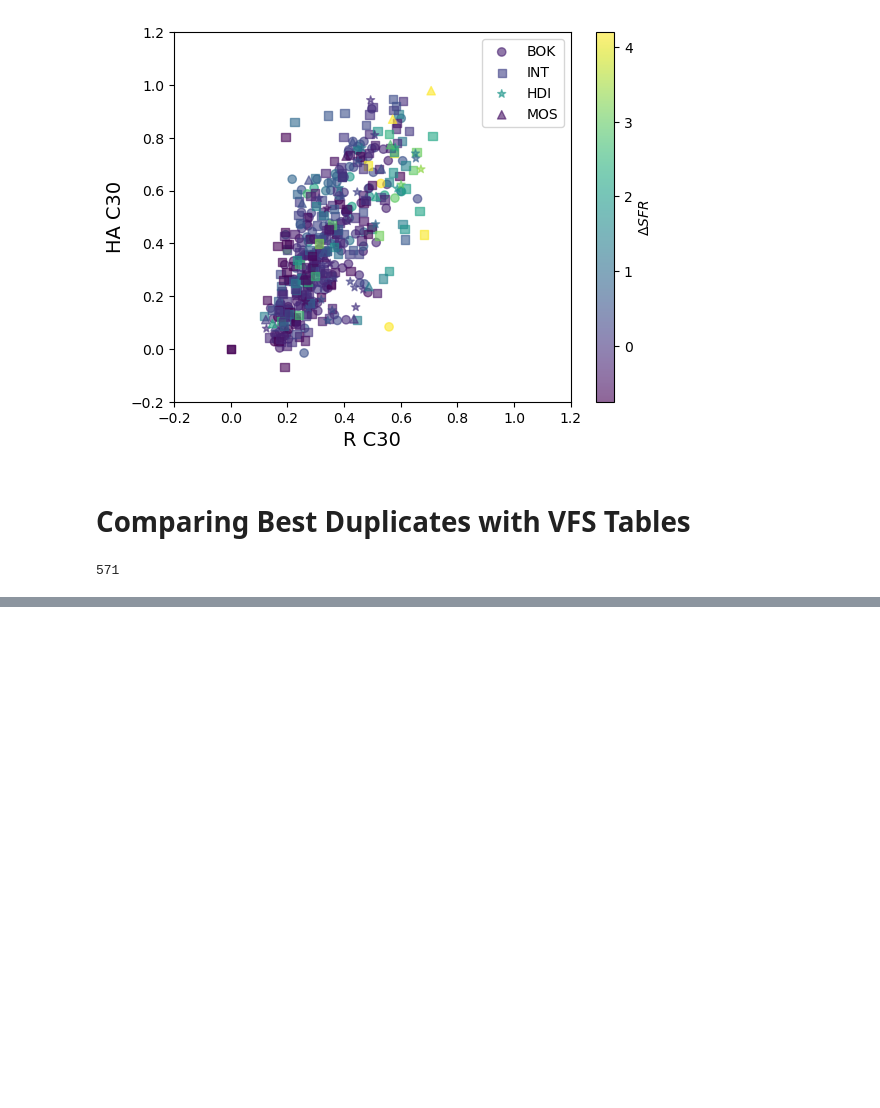
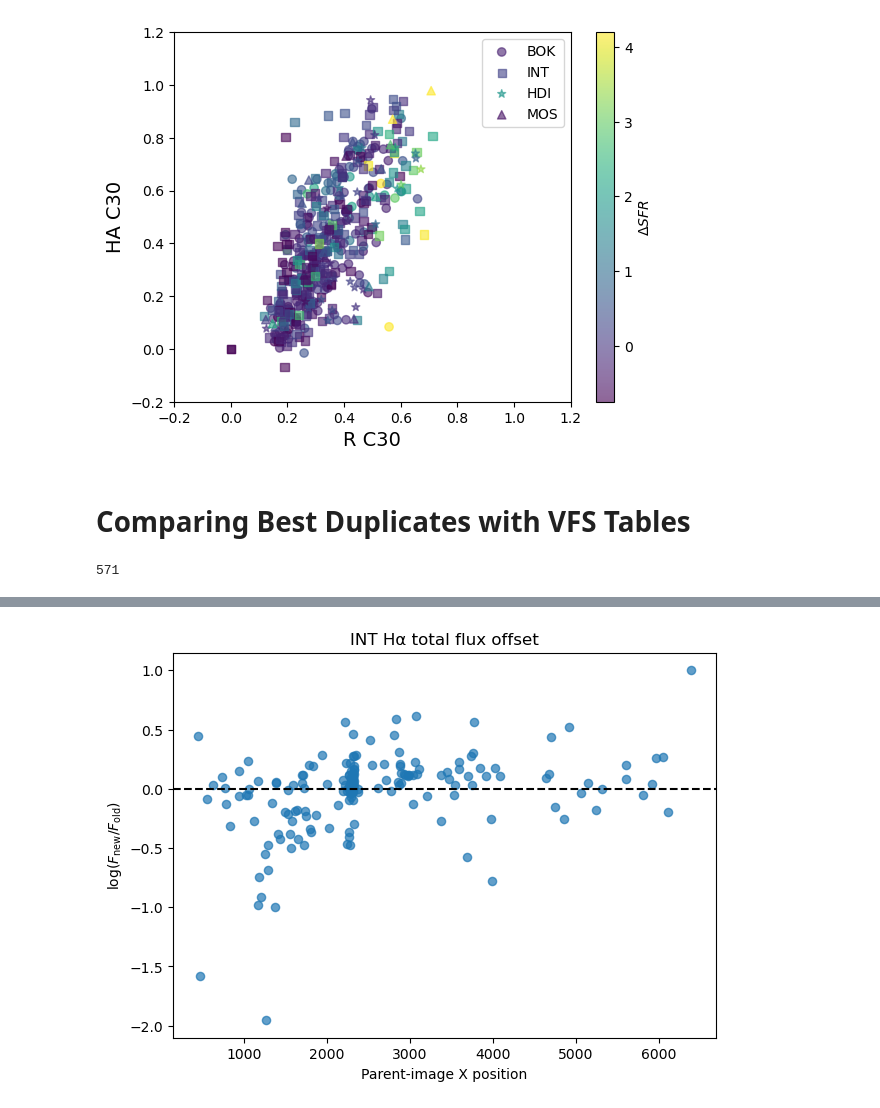
Before and after one commit to rfinn/hapypost, a Jupyter notebook: notebooks/02_validate_duplicates.ipynb, the cells around one changed output, grey strips where cells are left out. Drawn from its saved outputs; the diff is of its cells as text; code cells hidden in the pictures; blank space fills up the shorter version.

Commit message:
first script for duplicates

```diff
--- a/notebooks/02_validate_duplicates.ipynb
+++ b/notebooks/02_validate_duplicates.ipynb
@@ -1743,0 +2072,15 @@ bestduptab.colnames
+# %%
+
+
+
+mergedtab = Path.home() /'research/Virgo/hapypost/tables/merged_results_virgo_20260514_with_best_duplicate.fits'
+tab = Table.read(mergedtab)
+
+cuttab = Path.home() /'research/Virgo/hapypost/tables/merged_cutouts_results.fits'
+cut = Table.read(cuttab)
+cut.rename_column('tag','TAG')
+# keep only needed columns
+cut_xy = cut["TAG", "x_parent", "y_parent"]
+
+# join onto validation table
+tab_xy = join(tab, cut_xy, keys="TAG", join_type="left")
@@ -1743,0 +2183,23 @@ bestduptab.colnames
+# %%
+import matplotlib.pyplot as plt
+
+good = np.isfinite(comp["D_H_TOT"])
+
+plt.figure(figsize=(7,5))
+
+plt.scatter(
+    comp["x_parent_new"][good],
+    comp["D_H_TOT"][good],
+    s=35,
+    alpha=0.7,
+)
+
+plt.axhline(0, color="k", ls="--")
+
+plt.xlabel("Parent-image X position")
+plt.ylabel(r"$\log(F_{\rm new}/F_{\rm old})$")
+
+plt.title("INT Hα total flux offset")
+plt.show()
+# %% [output]
+[figure, added]
```
Also changed, not shown: parts of 23 cells of this notebook, 5 other files.
